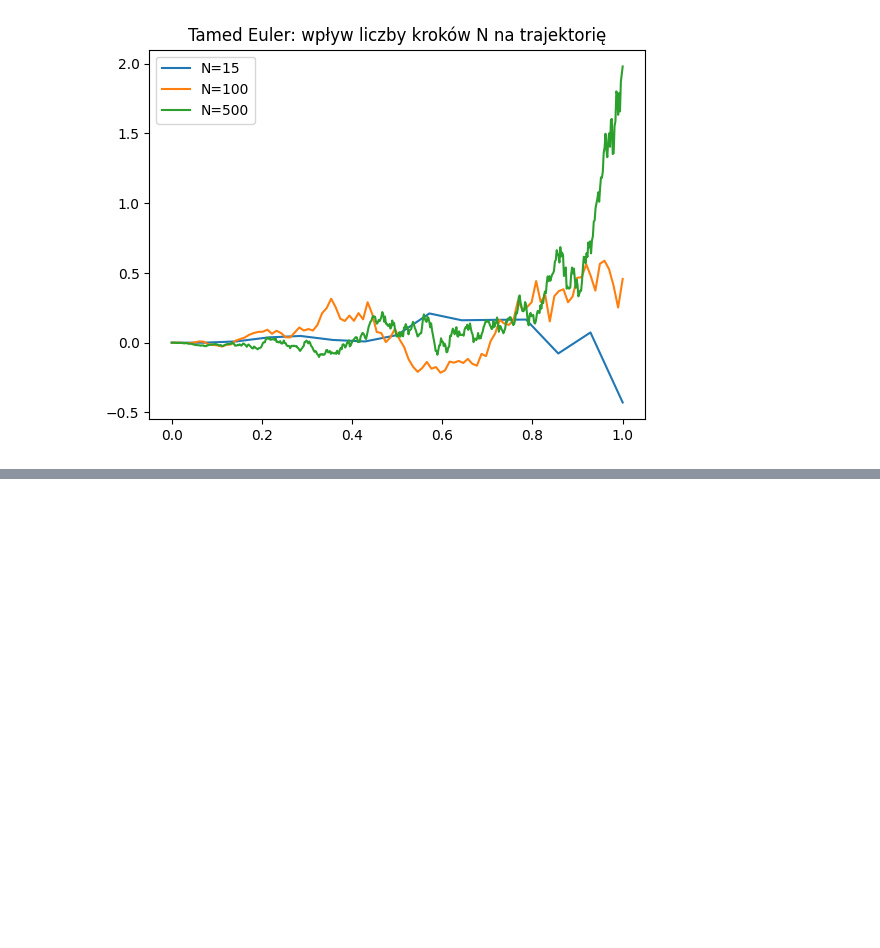
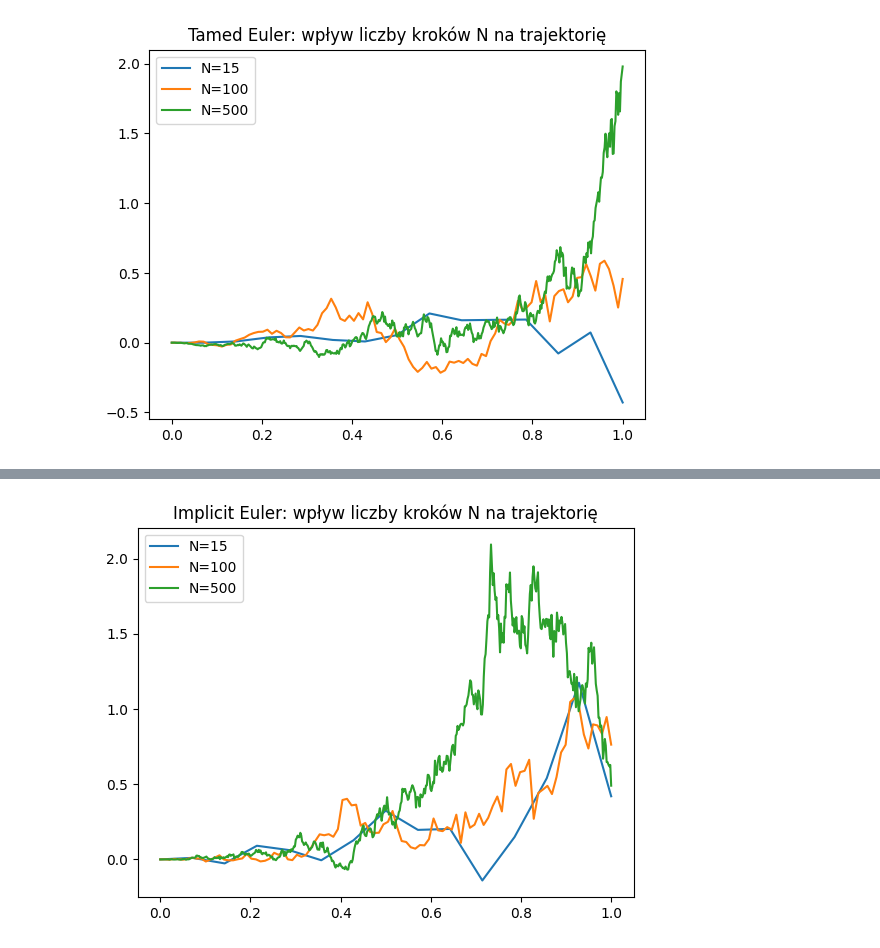
Before and after one commit to Hel4r/MNSRR-projekt-zaliczeniowy, a Jupyter notebook: symulacja.ipynb, the cells around one changed output, grey strips where cells are left out. Saved outputs shown, nothing was run; the diff lists cells and outputs as text; code cells hidden in the pictures; blank space fills up the shorter version.

```diff
--- a/symulacja.ipynb
+++ b/symulacja.ipynb
@@ -630,0 +470,25 @@ plt.show()
+# %%
+a = lambda t, x: x**2
+b = lambda t, x: t + x
+
+da = lambda t, x: 2*x
+db = lambda t, x: 1
+
+np.random.seed(1234)
+t15, y15 = eulerImplicitTangent(0, 1, a, b, da, db, 15, 10)
+
+np.random.seed(1234)
+t100, y100 = eulerImplicitTangent(0, 1, a, b, da, db, 100, 10)
+
+np.random.seed(1234)
+t500, y500 = eulerImplicitTangent(0, 1, a, b, da, db, 500, 10)
+
+plt.plot(t15, y15, label="N=15")
+plt.plot(t100, y100, label="N=100")
+plt.plot(t500, y500, label="N=500")
+
+plt.title("Implicit Euler: wpływ liczby kroków N na trajektorię")
+plt.legend()
+plt.show()
+# %% [output]
+[figure, added]
```
Also changed, not shown: parts of 34 cells of this notebook.
